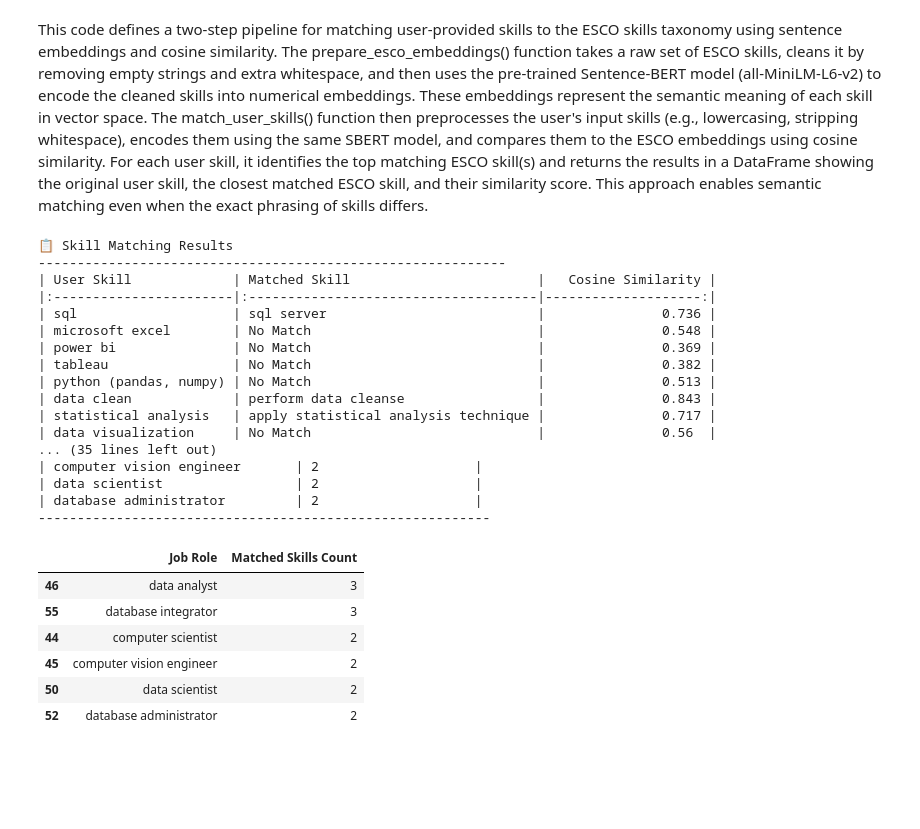
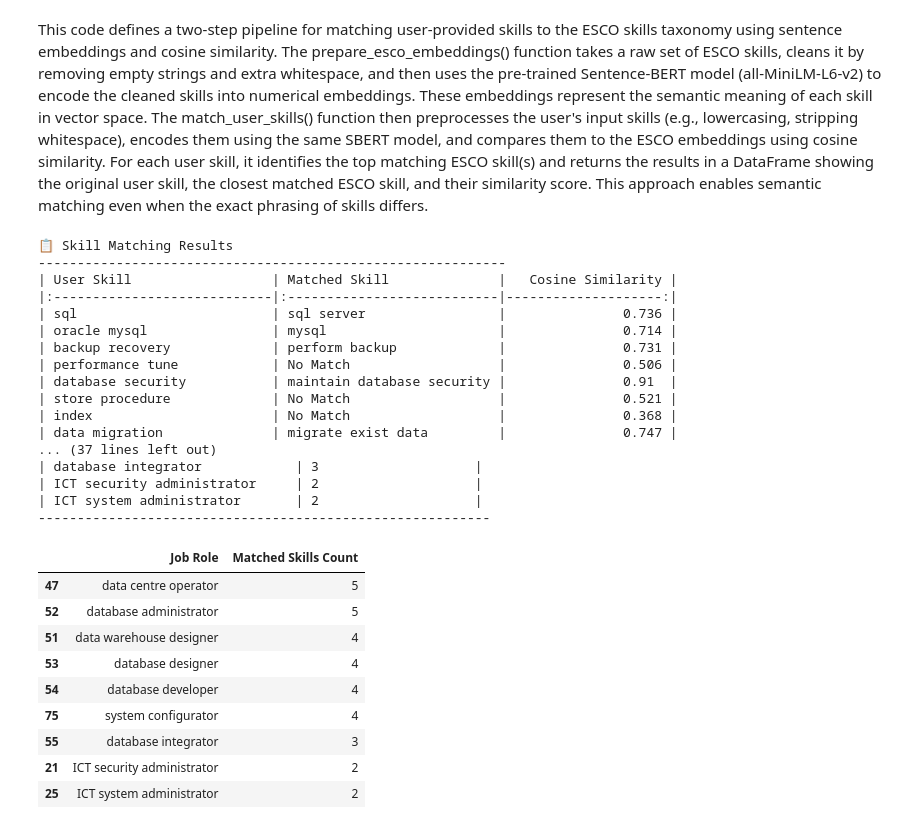
Before and after one commit to DikshyaLimbu/TechSkillSync, a Jupyter notebook: notebooks/Skill Matching.ipynb, the cells around one changed output. Drawn from its saved outputs; the diff is of its cells as text; code cells hidden in the pictures; blank space fills up the shorter version.

```diff
--- a/notebooks/Skill Matching.ipynb
+++ b/notebooks/Skill Matching.ipynb
@@ -439,54 +449,56 @@ esco_skills, esco_model, esco_embeddings, _ = prepare_skill_embeddings(all_skill
 
 anzsco_skills, anzsco_model, anzsco_embeddings, anzsco_lookup  = prepare_skill_embeddings(tool_to_category)
 # %%
-data_analyst = [
+skills = [
         "SQL",
-        "Microsoft Excel",
-        "Power BI",
-        "Tableau",
-        "Python (Pandas, NumPy)",
-        "Data cleaning",
-        "Statistical analysis",
-        "Data visualization",
-        "A/B testing",
-        "Business acumen"
+        "Oracle or MySQL",
+        "Backup and recovery",
+        "Performance tuning",
+        "Database security",
+        "Stored procedures",
+        "Indexing",
+        "Data migration",
+        "Monitoring tools",
+        "Scripting (e.g., Bash, Python)"
+    ]
+esco_matches = match_user_skills(skills, esco_skills, esco_embeddings, esco_model, 0.70)
 
-    ]
-esco_matches = match_user_skills(data_analyst, esco_skills, esco_embeddings, esco_model, 0.70)
-
-anzsco_tool_matches = match_user_skills(data_analyst, anzsco_skills, anzsco_embeddings, anzsco_model, 0.70)
+anzsco_tool_matches = match_user_skills(skills, anzsco_skills, anzsco_embeddings, anzsco_model, 0.70)
 
 tools_found_list = []
 for tool in anzsco_tool_matches:
     tools_found_list.append(tool_to_category[tool])
 
 esco_tool_matches = match_user_skills(tools_found_list, esco_skills, esco_embeddings, esco_model, 0.70)
 
 combined_matches = esco_tool_matches + esco_matches
 
 match_skills_job(combined_matches)
 # %% [output]
 📋 Skill Matching Results
 ------------------------------------------------------------
-| User Skill             | Matched Skill                        |   Cosine Similarity |
-|:-----------------------|:-------------------------------------|--------------------:|
-| sql                    | sql server                           |               0.736 |
-| microsoft excel        | No Match                             |               0.548 |
-| power bi               | No Match                             |               0.369 |
-| tableau                | No Match                             |               0.382 |
-| python (pandas, numpy) | No Match                             |               0.513 |
-| data clean             | perform data cleanse                 |               0.843 |
-| statistical analysis   | apply statistical analysis technique |               0.717 |
-| data visualization     | No Match                             |               0.56  |
-... (35 lines left out)
-| computer vision engineer       | 2                    |
-| data scientist                 | 2                    |
-| database administrator         | 2                    |
+| User Skill                  | Matched Skill              |   Cosine Similarity |
+|:----------------------------|:---------------------------|--------------------:|
+| sql                         | sql server                 |               0.736 |
+| oracle mysql                | mysql                      |               0.714 |
+| backup recovery             | perform backup             |               0.731 |
+| performance tune            | No Match                   |               0.506 |
+| database security           | maintain database security |               0.91  |
+| store procedure             | No Match                   |               0.521 |
+| index                       | No Match                   |               0.368 |
+| data migration              | migrate exist data         |               0.747 |
+... (37 lines left out)
+| database integrator            | 3                    |
+| ICT security administrator     | 2                    |
+| ICT system administrator       | 2                    |
 ----------------------------------------------------------
 |  | Job Role | Matched Skills Count |
-| 46 | data analyst | 3 |
+| 47 | data centre operator | 5 |
+| 52 | database administrator | 5 |
+| 51 | data warehouse designer | 4 |
+| 53 | database designer | 4 |
+| 54 | database developer | 4 |
+| 75 | system configurator | 4 |
 | 55 | database integrator | 3 |
-| 44 | computer scientist | 2 |
-| 45 | computer vision engineer | 2 |
-| 50 | data scientist | 2 |
-| 52 | database administrator | 2 |
+| 21 | ICT security administrator | 2 |
+| 25 | ICT system administrator | 2 |
```
Also changed, not shown: parts of 2 cells of this notebook.
